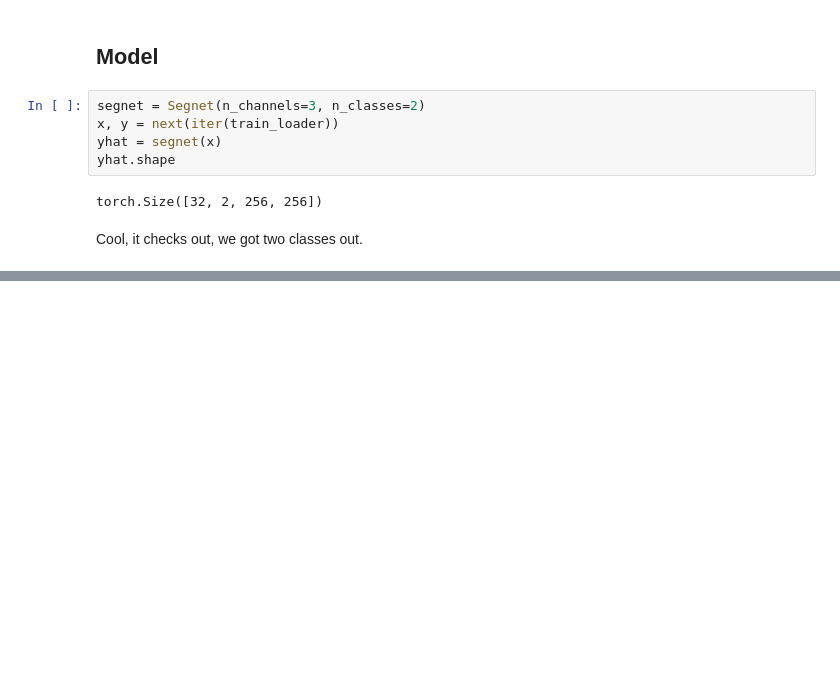
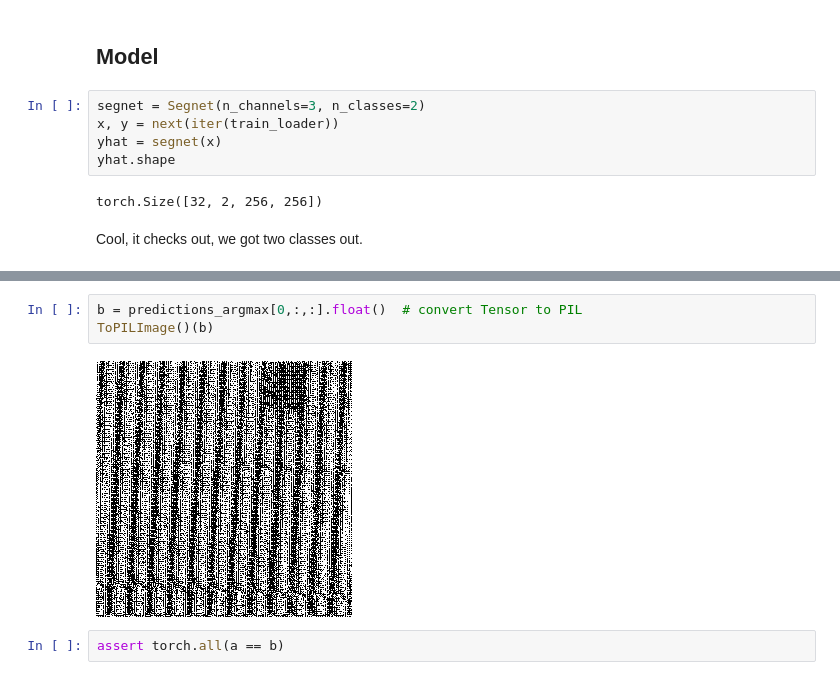
Before and after one commit to nesaboz/solar, a Jupyter notebook: pycode/main.ipynb, the cells around one changed output, grey strips where cells are left out. Cells and saved outputs as stored; diff of their text form; blank space fills up the shorter version.

```diff
--- a/pycode/main.ipynb
+++ b/pycode/main.ipynb
@@ -207,0 +248,7 @@ torch.Size([32, 2, 256, 256])
+# %%
+b = predictions_argmax[0,:,:].float()  # convert Tensor to PIL
+ToPILImage()(b)
+# %% [output]
+[figure, added]
+# %%
+assert torch.all(a == b)
```
Also changed, not shown: parts of 52 cells of this notebook, 2 other files.
